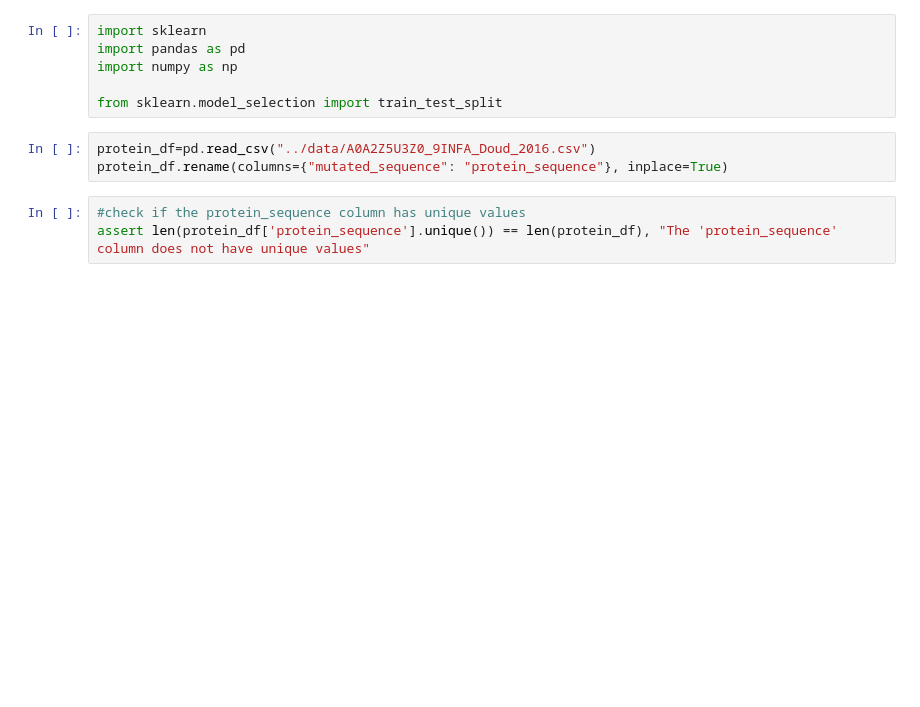
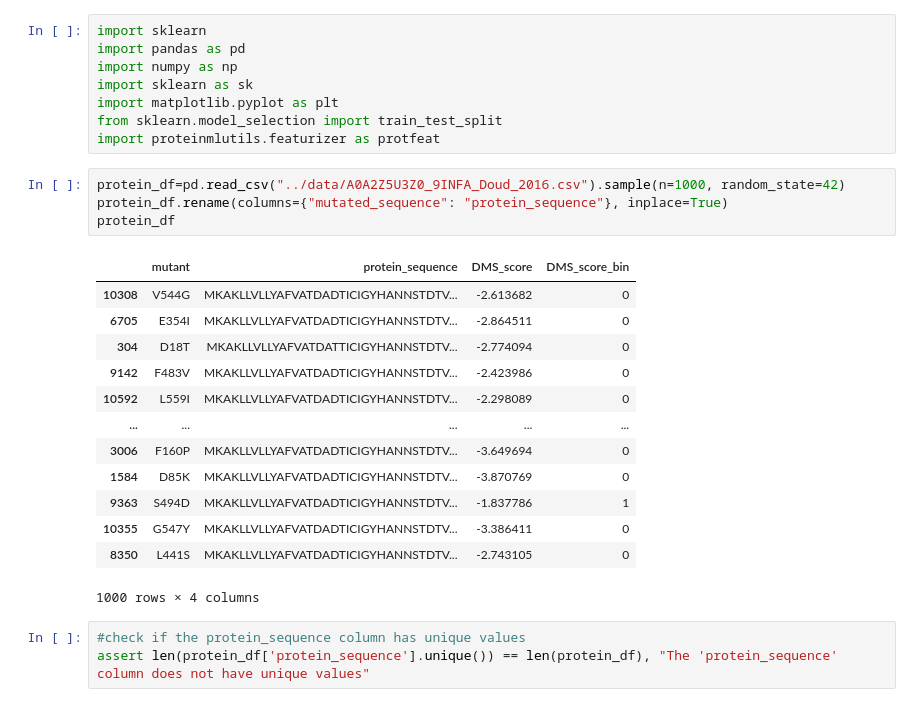
Before and after one commit to mohitpandey92/protein-mlutils, a Jupyter notebook: notebook/1_EDA_2025_07_06.ipynb, the cells around one changed output. Saved outputs shown, nothing was run; the diff lists cells and outputs as text; blank space fills up the shorter version.

```diff
--- a/notebook/1_EDA_2025_07_06.ipynb
+++ b/notebook/1_EDA_2025_07_06.ipynb
@@ -2,11 +2,28 @@
 import sklearn
 import pandas as pd
 import numpy as np
-
+import sklearn as sk
+import matplotlib.pyplot as plt
 from sklearn.model_selection import train_test_split
+import proteinmlutils.featurizer as protfeat
 # %%
-protein_df=pd.read_csv("../data/A0A2Z5U3Z0_9INFA_Doud_2016.csv")
+protein_df=pd.read_csv("../data/A0A2Z5U3Z0_9INFA_Doud_2016.csv").sample(n=1000, random_state=42)
 protein_df.rename(columns={"mutated_sequence": "protein_sequence"}, inplace=True)
+protein_df
+# %% [output]
+|  | mutant | protein_sequence | DMS_score | DMS_score_bin |
+| 10308 | V544G | MKAKLLVLLYAFVATDADTICIGYHANNSTDTV... | -2.613682 | 0 |
+| 6705 | E354I | MKAKLLVLLYAFVATDADTICIGYHANNSTDTV... | -2.864511 | 0 |
+| 304 | D18T | MKAKLLVLLYAFVATDATTICIGYHANNSTDTV... | -2.774094 | 0 |
+| 9142 | F483V | MKAKLLVLLYAFVATDADTICIGYHANNSTDTV... | -2.423986 | 0 |
+| 10592 | L559I | MKAKLLVLLYAFVATDADTICIGYHANNSTDTV... | -2.298089 | 0 |
+| ... | ... | ... | ... | ... |
+| 3006 | F160P | MKAKLLVLLYAFVATDADTICIGYHANNSTDTV... | -3.649694 | 0 |
+| 1584 | D85K | MKAKLLVLLYAFVATDADTICIGYHANNSTDTV... | -3.870769 | 0 |
+| 9363 | S494D | MKAKLLVLLYAFVATDADTICIGYHANNSTDTV... | -1.837786 | 1 |
+| 10355 | G547Y | MKAKLLVLLYAFVATDADTICIGYHANNSTDTV... | -3.386411 | 0 |
+| 8350 | L441S | MKAKLLVLLYAFVATDADTICIGYHANNSTDTV... | -2.743105 | 0 |
+1000 rows × 4 columns
 # %%
 #check if the protein_sequence column has unique values
 assert len(protein_df['protein_sequence'].unique()) == len(protein_df), "The 'protein_sequence' column does not have unique values"
```
Also changed, not shown: parts of 12 cells of this notebook, 3 other files.
